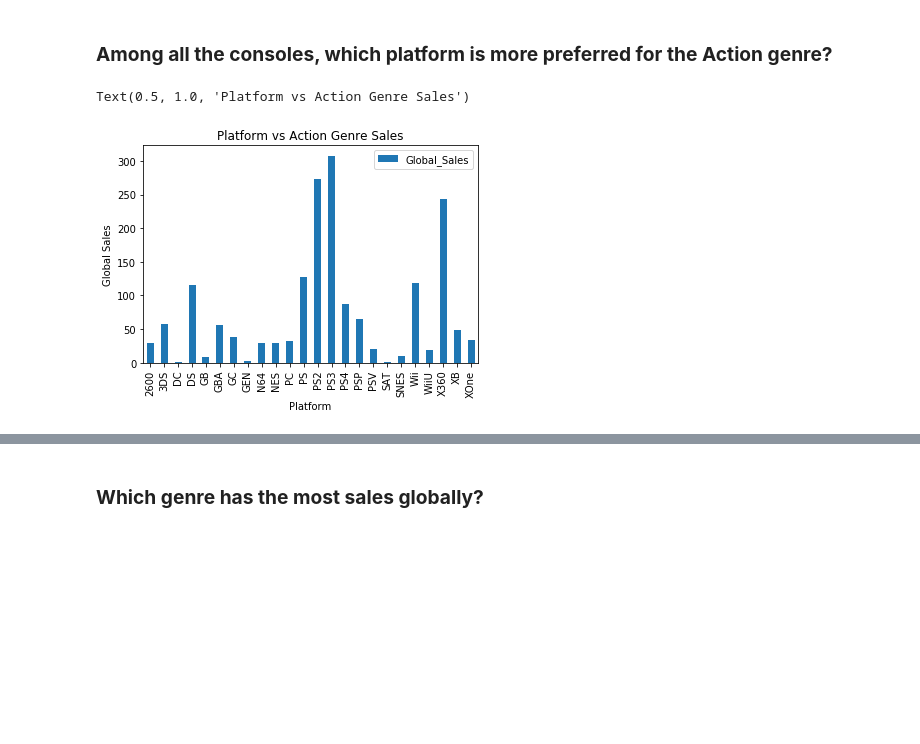
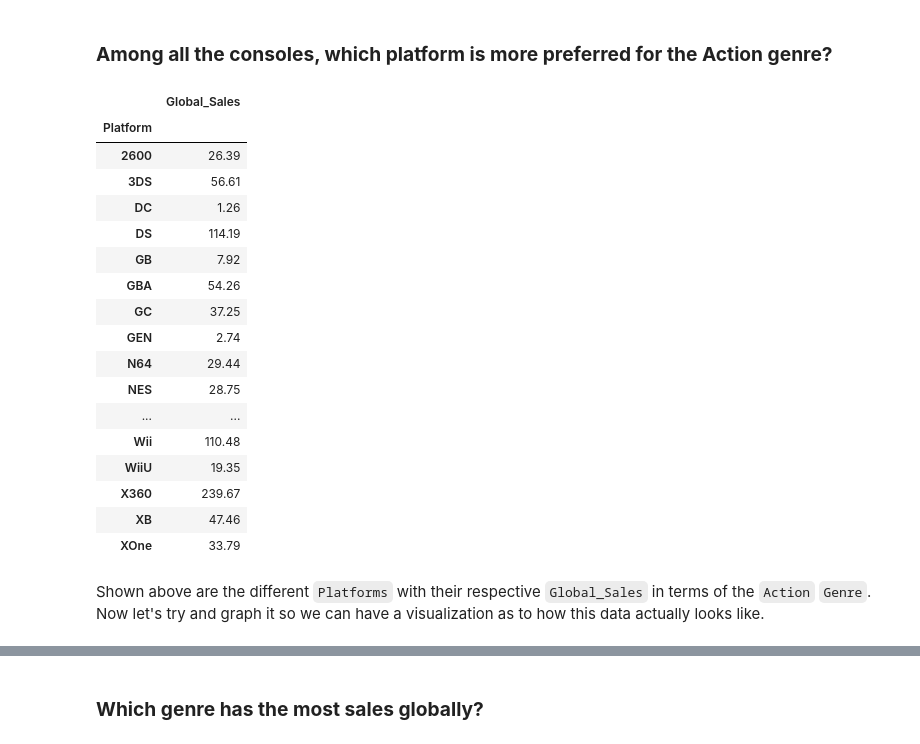
Before and after one commit to akiescarraga/CSMODELCaseStudyTBD, a Jupyter notebook: TBD_CaseStudy.ipynb, the cells around one changed output, grey strips where cells are left out. Drawn from its saved outputs; the diff is of its cells as text; code cells hidden in the pictures; blank space fills up the shorter version.

```diff
--- a/TBD_CaseStudy.ipynb
+++ b/TBD_CaseStudy.ipynb
@@ -73,25 +84,32 @@ Video games have increasingly become popular in recent years. The researchers ha
 ### **Among all the consoles, which platform is more preferred for the Action genre?**
 # %%
 #Removes the columns of the unnecessary data
-preferred_df = new_df.drop(["Rank", "Year", "Publisher","NA_Sales","EU_Sales", "JP_Sales", "Other_Sales"], axis=1)
+preferred_df = vgsales_df.drop(["Year", "Publisher","NA_Sales","EU_Sales", "JP_Sales", "Other_Sales"], axis=1)
 
-#Removes the rows of the unnecessary data
+#Collects data with a Genre of Action
 preferred_df = preferred_df[preferred_df['Genre'] == 'Action']
-
-
 
 #Sums the Global Sales
 preferred_df = preferred_df.groupby("Platform").sum()
-
-
-#Creates the bar graph
-
-
-
-preferred_df.plot.bar()
-plt.xlabel('Platform')
-plt.ylabel('Global Sales')
-plt.title('Platform vs Action Genre Sales')
+preferred_df
 # %% [output]
-Text(0.5, 1.0, 'Platform vs Action Genre Sales')
-[figure, removed]
+|  | Global_Sales |
+| Platform |  |
+| 2600 | 26.39 |
+| 3DS | 56.61 |
+| DC | 1.26 |
+| DS | 114.19 |
+| GB | 7.92 |
+| GBA | 54.26 |
+| GC | 37.25 |
+| GEN | 2.74 |
+| N64 | 29.44 |
+| NES | 28.75 |
+| ... | ... |
+| Wii | 110.48 |
+| WiiU | 19.35 |
+| X360 | 239.67 |
+| XB | 47.46 |
+| XOne | 33.79 |
+# %% [markdown]
+Shown above are the different `Platforms` with their respective `Global_Sales` in terms of the `Action` `Genre`. Now let's try and graph it so we can have a visualization as to how this data actually looks like.
```
Also changed, not shown: parts of 33 cells of this notebook.
